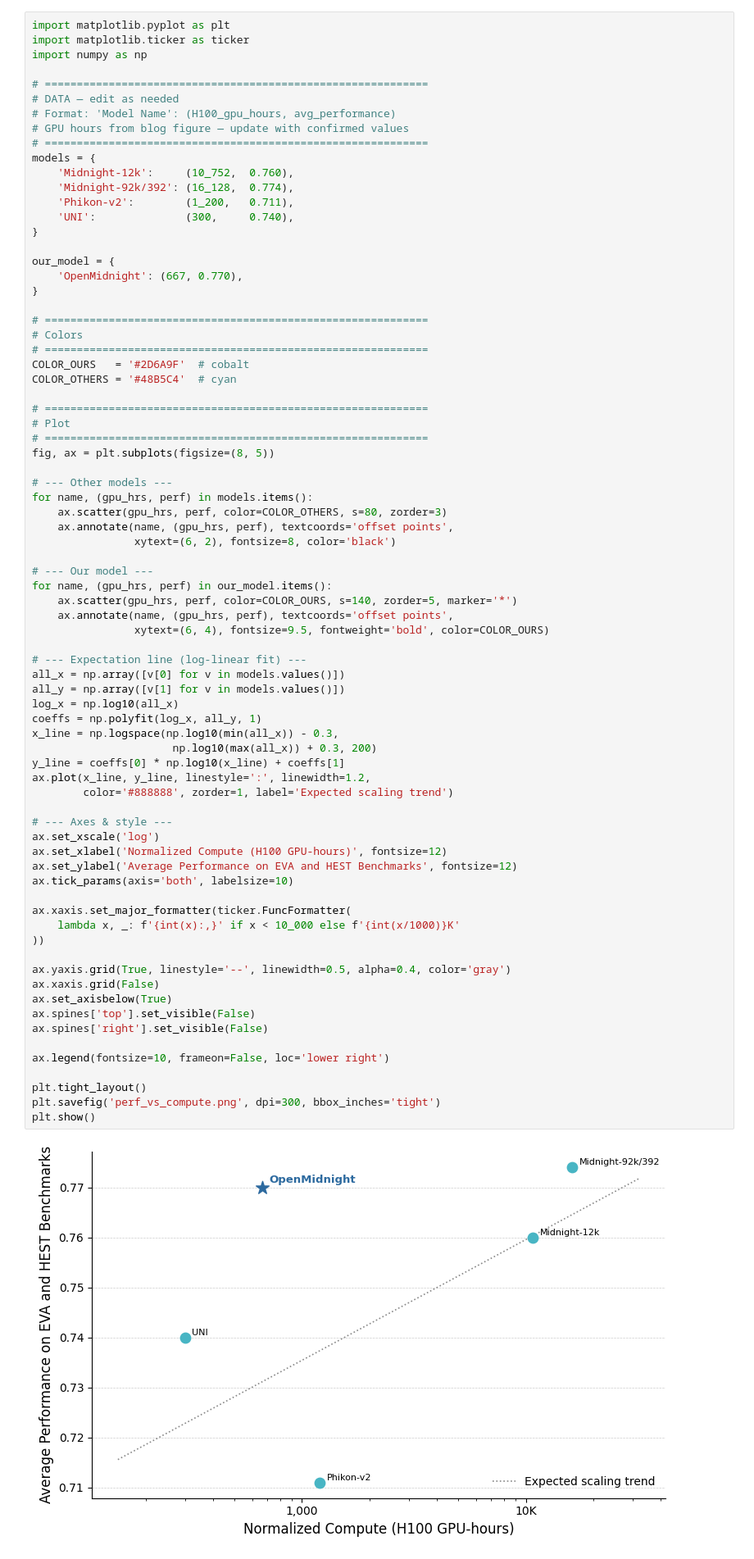
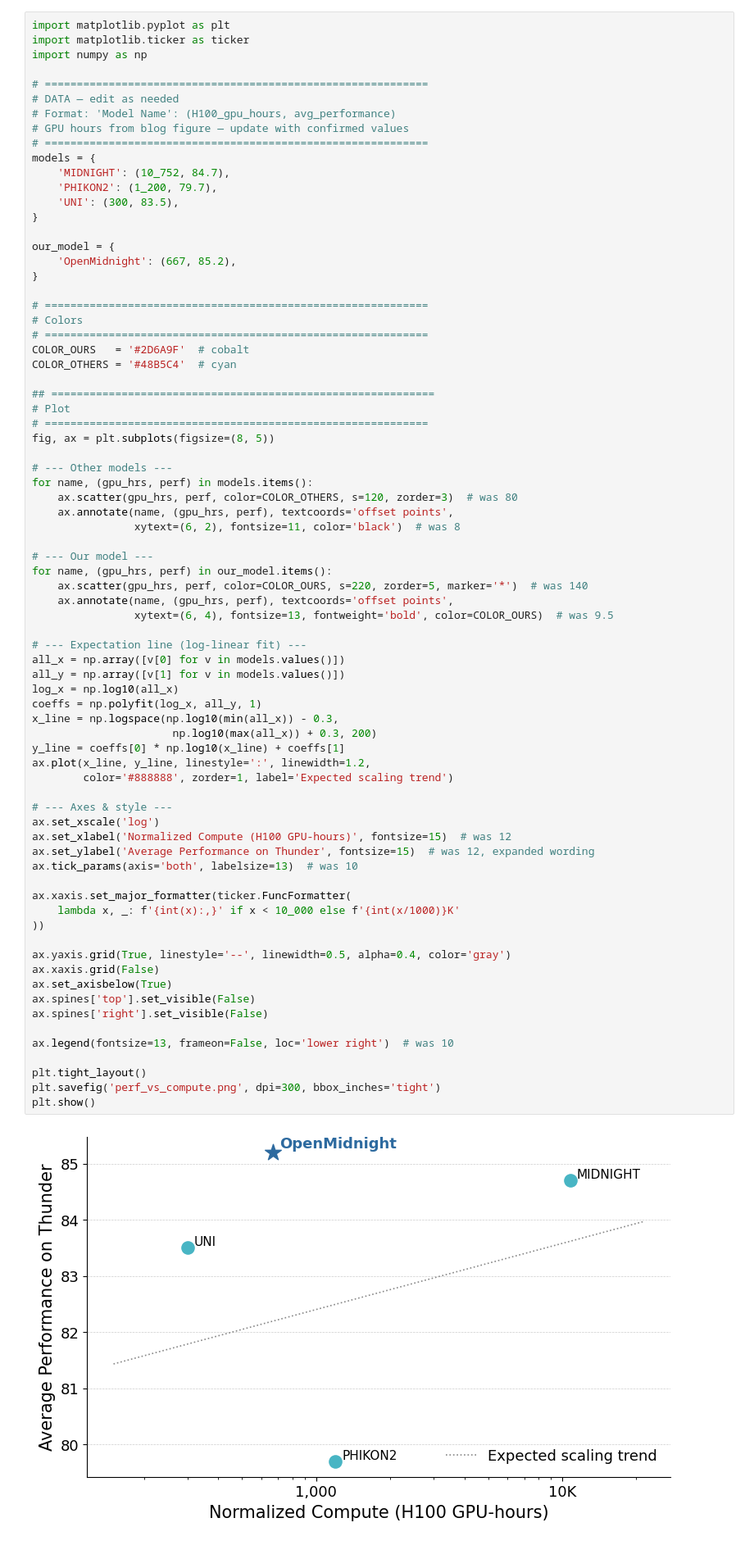
Before and after one commit to sagarigrandhi/OpenMidnight, a Jupyter notebook: notebooks/perf_vs_compute.ipynb, the cells around one changed output. Shown at 82% size. Saved outputs shown, nothing was run; the diff lists cells and outputs as text.

```diff
--- a/notebooks/perf_vs_compute.ipynb
+++ b/notebooks/perf_vs_compute.ipynb
@@ -9,14 +9,13 @@ import numpy as np
 # GPU hours from blog figure — update with confirmed values
 # ============================================================
 models = {
-    'Midnight-12k':     (10_752,  0.760),
-    'Midnight-92k/392': (16_128,  0.774),
-    'Phikon-v2':        (1_200,   0.711),
-    'UNI':              (300,     0.740),
+    'MIDNIGHT': (10_752, 84.7),
+    'PHIKON2': (1_200, 79.7),
+    'UNI': (300, 83.5),
 }
 
 our_model = {
-    'OpenMidnight': (667, 0.770),
+    'OpenMidnight': (667, 85.2),
 }
 
 # ============================================================
@@ -25,54 +24,54 @@ our_model = {
 COLOR_OURS   = '#2D6A9F'  # cobalt
 COLOR_OTHERS = '#48B5C4'  # cyan
 
-# ============================================================
+## ============================================================
 # Plot
 # ============================================================
 fig, ax = plt.subplots(figsize=(8, 5))
 
 # --- Other models ---
 for name, (gpu_hrs, perf) in models.items():
-    ax.scatter(gpu_hrs, perf, color=COLOR_OTHERS, s=80, zorder=3)
+    ax.scatter(gpu_hrs, perf, color=COLOR_OTHERS, s=120, zorder=3)  # was 80
     ax.annotate(name, (gpu_hrs, perf), textcoords='offset points',
-                xytext=(6, 2), fontsize=8, color='black')
+                xytext=(6, 2), fontsize=11, color='black')  # was 8
 
 # --- Our model ---
 for name, (gpu_hrs, perf) in our_model.items():
-    ax.scatter(gpu_hrs, perf, color=COLOR_OURS, s=140, zorder=5, marker='*')
+    ax.scatter(gpu_hrs, perf, color=COLOR_OURS, s=220, zorder=5, marker='*')  # was 140
     ax.annotate(name, (gpu_hrs, perf), textcoords='offset points',
-                xytext=(6, 4), fontsize=9.5, fontweight='bold', color=COLOR_OURS)
+                xytext=(6, 4), fontsize=13, fontweight='bold', color=COLOR_OURS)  # was 9.5
 
 # --- Expectation line (log-linear fit) ---
 all_x = np.array([v[0] for v in models.values()])
 all_y = np.array([v[1] for v in models.values()])
 log_x = np.log10(all_x)
 coeffs = np.polyfit(log_x, all_y, 1)
 x_line = np.logspace(np.log10(min(all_x)) - 0.3,
                       np.log10(max(all_x)) + 0.3, 200)
 y_line = coeffs[0] * np.log10(x_line) + coeffs[1]
 ax.plot(x_line, y_line, linestyle=':', linewidth=1.2,
         color='#888888', zorder=1, label='Expected scaling trend')
 
 # --- Axes & style ---
 ax.set_xscale('log')
-ax.set_xlabel('Normalized Compute (H100 GPU-hours)', fontsize=12)
-ax.set_ylabel('Average Performance on EVA and HEST Benchmarks', fontsize=12)
-ax.tick_params(axis='both', labelsize=10)
+ax.set_xlabel('Normalized Compute (H100 GPU-hours)', fontsize=15)  # was 12
+ax.set_ylabel('Average Performance on Thunder', fontsize=15)  # was 12, expanded wording
+ax.tick_params(axis='both', labelsize=13)  # was 10
 
 ax.xaxis.set_major_formatter(ticker.FuncFormatter(
     lambda x, _: f'{int(x):,}' if x < 10_000 else f'{int(x/1000)}K'
 ))
 
 ax.yaxis.grid(True, linestyle='--', linewidth=0.5, alpha=0.4, color='gray')
 ax.xaxis.grid(False)
 ax.set_axisbelow(True)
 ax.spines['top'].set_visible(False)
 ax.spines['right'].set_visible(False)
 
-ax.legend(fontsize=10, frameon=False, loc='lower right')
+ax.legend(fontsize=13, frameon=False, loc='lower right')  # was 10
 
 plt.tight_layout()
 plt.savefig('perf_vs_compute.png', dpi=300, bbox_inches='tight')
 plt.show()
 # %% [output]
-[figure, old version]
+[figure, new version]
```
Also changed, not shown: 2 other files.
